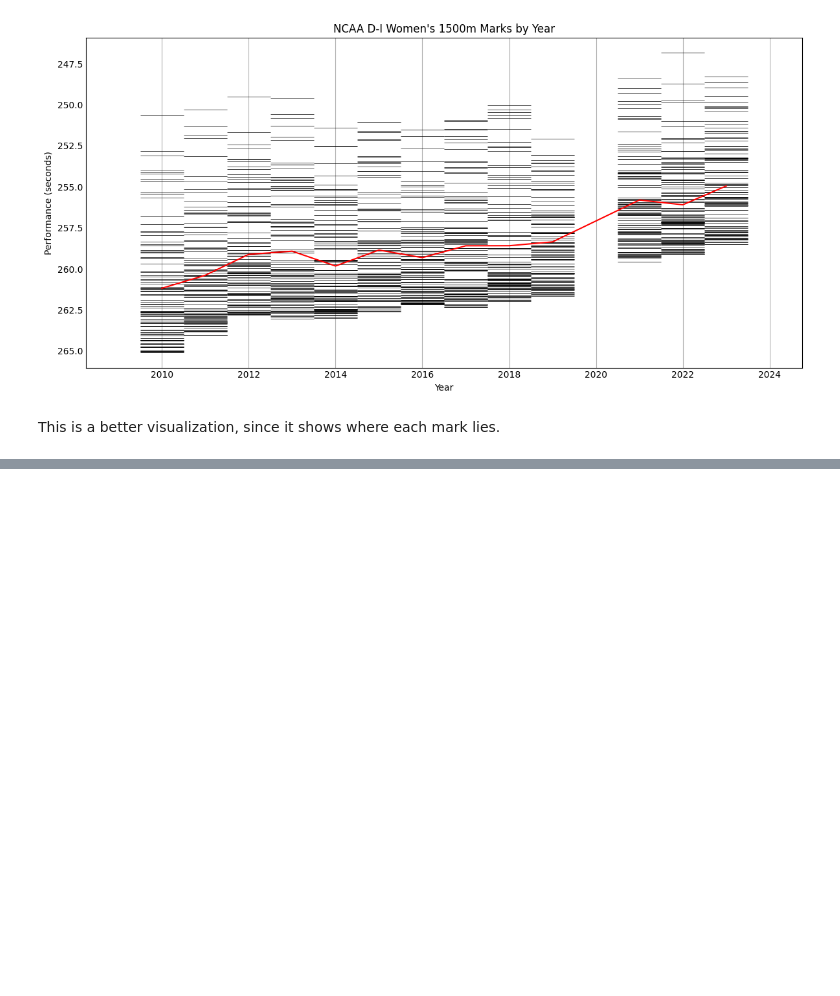
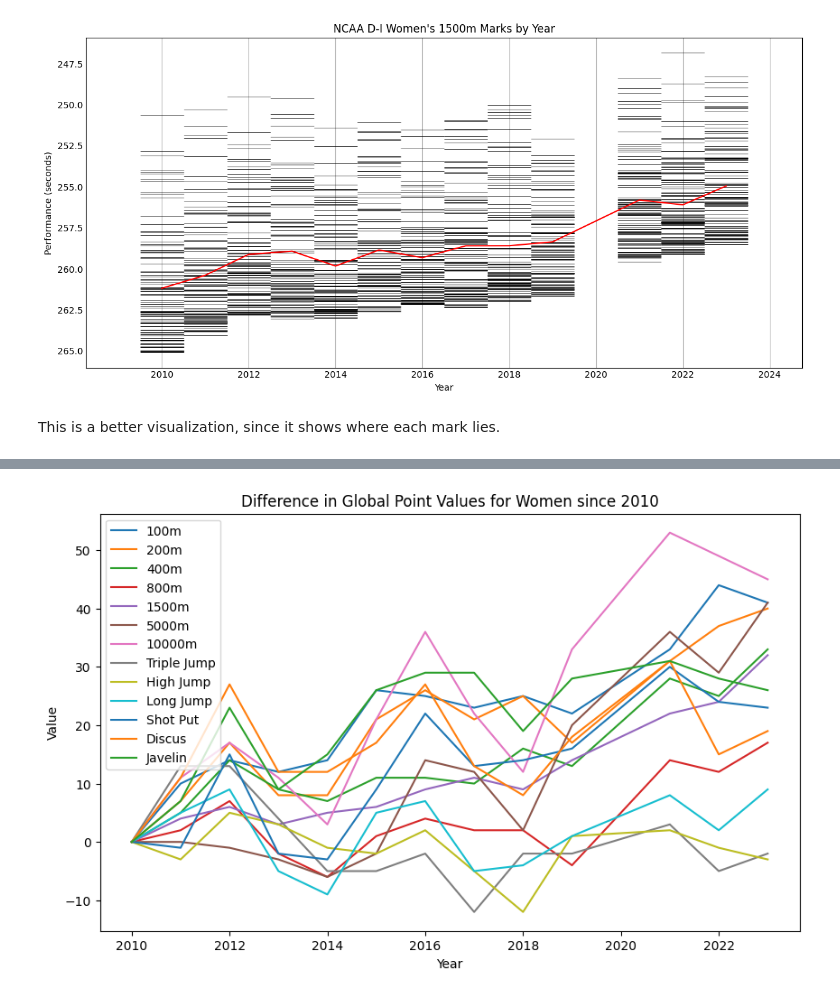
Before and after one commit to GeckoG/NW-Capstone, a Jupyter notebook: EDA.ipynb, the cells around one changed output, grey strips where cells are left out. Saved outputs shown, nothing was run; the diff lists cells and outputs as text; code cells hidden in the pictures; blank space fills up the shorter version.

Commit message:
Update readme + final notebook adjustments

```diff
--- a/EDA.ipynb
+++ b/EDA.ipynb
@@ -356,3 +356,6 @@ plt.show()
 [figure]
 # %% [markdown]
 This is a better visualization, since it shows where each mark lies.
+# %%
+df = pd.read_csv('top100avg_series_diff.csv')
+df.head()
@@ -358,0 +369,21 @@ This is a better visualization, since it shows where each mark lies.
+# %%
+events = ['100m', '200m', '400m', '800m', '1500m', '5000m', '10000m', 'Pole Vault',
+          'Triple Jump', 'High Jump', 'Long Jump', 'Shot Put', 'Discus', 'Javelin'
+          ]  # Add the events to include
+
+plt.figure(figsize=(10, 6))  # Adjust the figure size if needed
+
+for event in events:
+    filtered_df_event = df[(df['Sex'] == 'Women') & (df['Division'] == 'World') & (df['Event'] == event)]
+    values = filtered_df_event.loc[:, '2010':'2023'].values.flatten()  # Select the columns from '2010' to '2023' and flatten the values
+    if values.size > 0:  # Check if values is not empty
+        plt.plot((2010,2011,2012,2013,2014,2015,2016,2017,2018,2019,2021,2022,2023), values, label=event)
+
+
+plt.xlabel('Year')
+plt.ylabel('Value')
+plt.title('Difference in Global Point Values for Women since 2010')
+plt.legend()
+plt.show()
+# %% [output]
+[figure, added]
```
Also changed, not shown: parts of 1 cell of this notebook, 3 other files.
